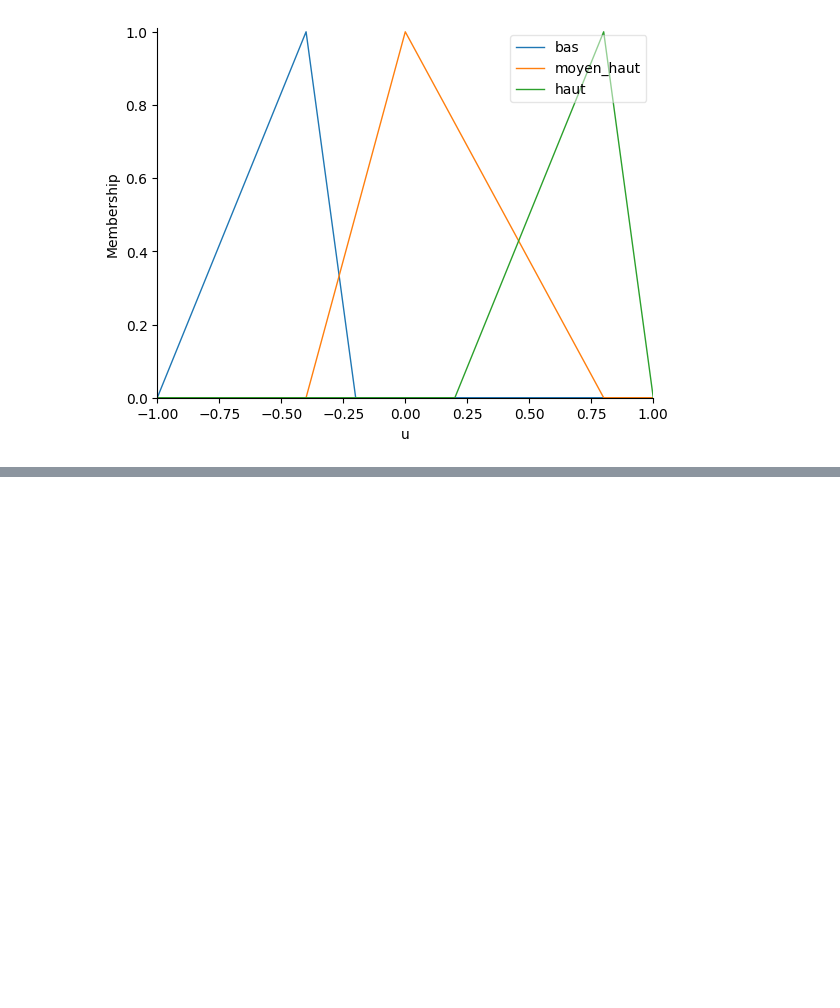
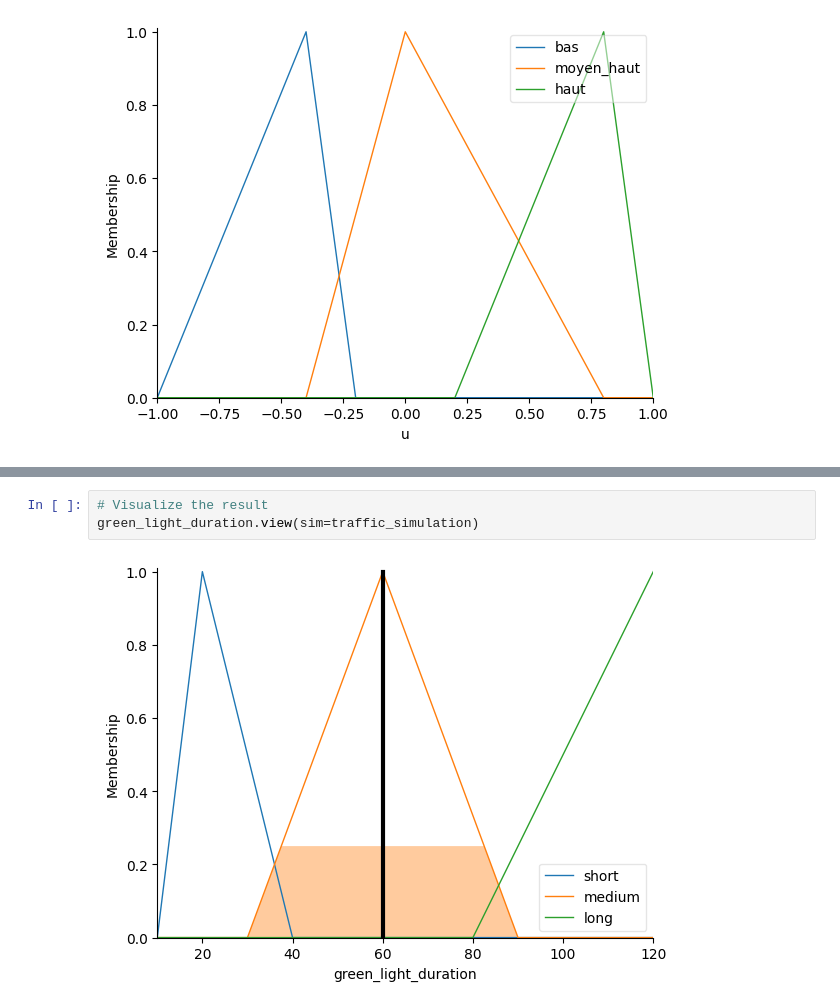
Before and after one commit to BouchamaDjad/Projet-TP-RCR2, a Jupyter notebook: TP2/fuzzy_logic.ipynb, the cells around one changed output, grey strips where cells are left out. Saved outputs shown, nothing was run; the diff lists cells and outputs as text; blank space fills up the shorter version.

```diff
--- a/TP2/fuzzy_logic.ipynb
+++ b/TP2/fuzzy_logic.ipynb
@@ -196,0 +255,5 @@ u.view()
+# %%
+# Visualize the result
+green_light_duration.view(sim=traffic_simulation)
+# %% [output]
+[figure, added]
```
Also changed, not shown: parts of 3 cells of this notebook, 2 other files.
